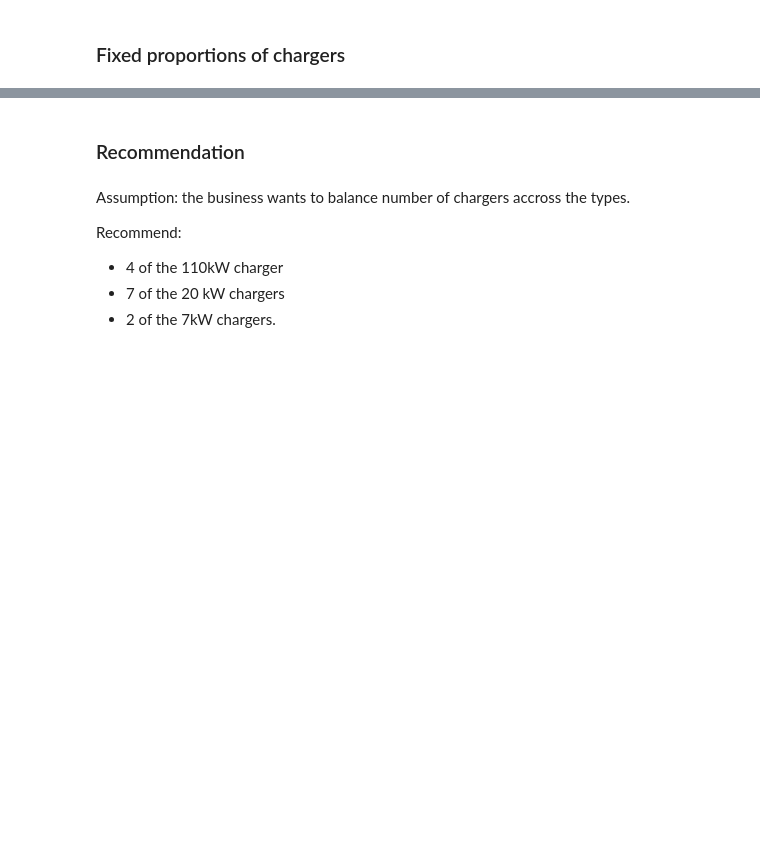
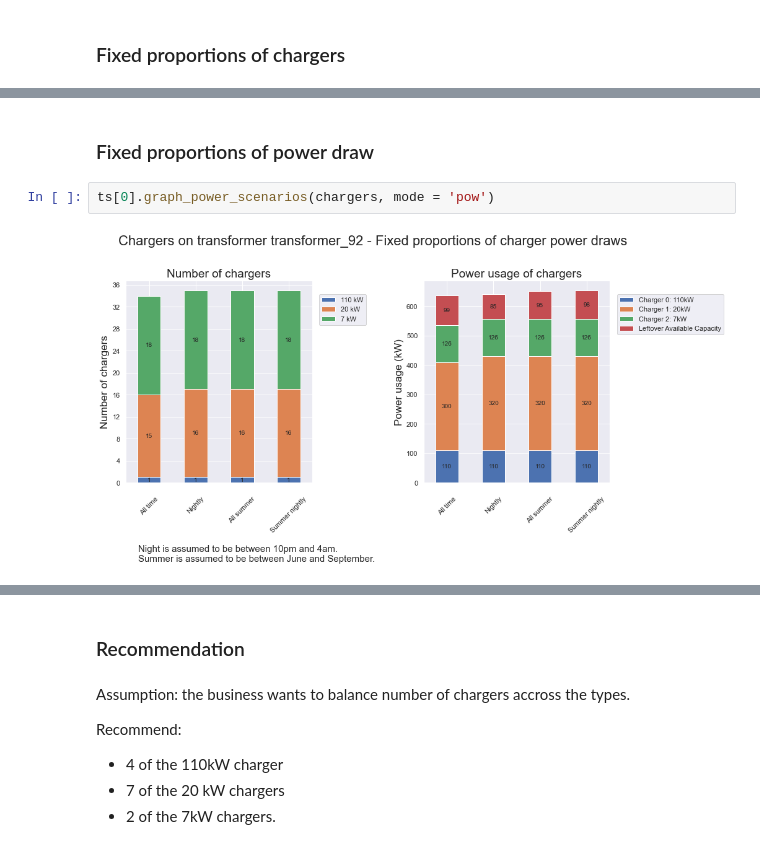
Before and after one commit to sjana01/m2pi-2022---Awesense-1, a Jupyter notebook: Awesense - Demo.ipynb, the cells around one changed output, grey strips where cells are left out. Drawn from its saved outputs; the diff is of its cells as text; blank space fills up the shorter version.

```diff
--- a/Awesense - Demo.ipynb
+++ b/Awesense - Demo.ipynb
@@ -119,0 +125,6 @@ ts[0].graph_power_scenarios(chargers, prop = 'num')
+# %% [markdown]
+### Fixed proportions of power draw
+# %%
+ts[0].graph_power_scenarios(chargers, mode = 'pow')
+# %% [output]
+[figure, added]
```
Also changed, not shown: parts of 11 cells of this notebook, 1 other file.
